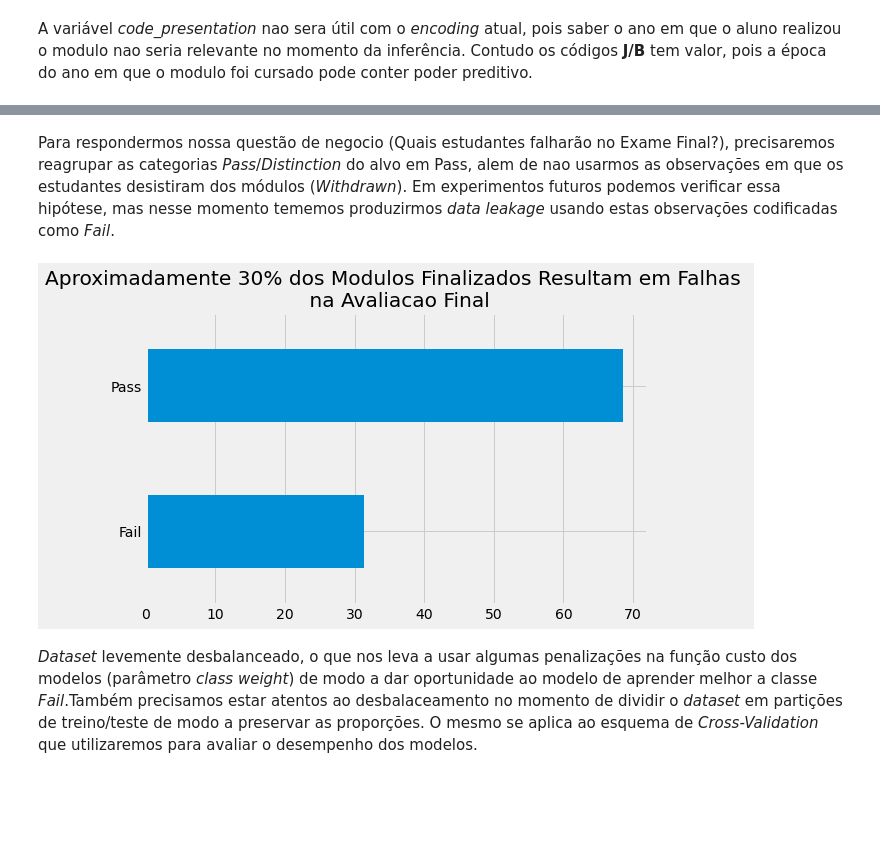
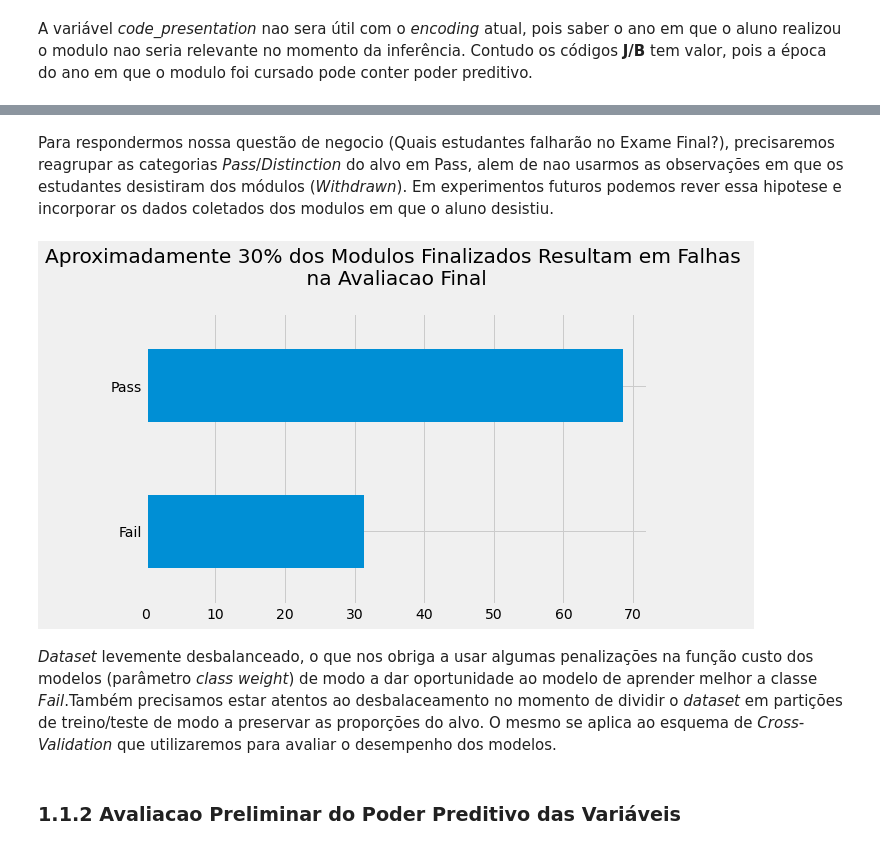
Before and after one commit to Schots/OULAD-Trybe, a Jupyter notebook: Trybe-Oulad-Experimentos.ipynb, the cells around one changed output, grey strips where cells are left out. Saved outputs shown, nothing was run; the diff lists cells and outputs as text; code cells hidden in the pictures; blank space fills up the shorter version.

```diff
--- a/Trybe-Oulad-Experimentos.ipynb
+++ b/Trybe-Oulad-Experimentos.ipynb
@@ -80,5 +47,5 @@ Responder a essa pergunta com antecedência pode ajudar alguns estudantes a desv
 # %%
-info = pd.read_csv(Path("..",studentInfo),low_memory=False) # arquivo encontra-se uma pasta acima ../
+info = pd.read_csv(Path(input_folder,studentInfo),low_memory=False)
 # %%
 f'Info Dataset Contem {info.shape[0]} linhas e {info.shape[1]} colunas'
 # %% [output]
@@ -195,9 +165,10 @@ A variável *code_presentation* nao sera útil com o *encoding* atual, pois sabe
 info_clean = (info
  .assign(module_code = lambda df_:df_['code_presentation']
          .str
-         .split('([A-Z])',expand = True)[1]))
+         .split('([A-Z])',expand = True)[1])
+             )
 
-assert list(info_clean['module_code'].unique()) == ['J', 'B'] # unit test
+assert list(info_clean['module_code'].unique()) == ['J', 'B']
 # %%
 info_clean['module_code'].sample(5)
 # %% [output]
@@ -209,22 +180,32 @@ info_clean['module_code'].sample(5)
 Name: module_code, dtype: object
 # %% [markdown]
-Para respondermos nossa questão de negocio (Quais estudantes falharão no Exame Final?), precisaremos reagrupar as categorias *Pass*/*Distinction* do alvo em Pass, alem de nao usarmos as observações em que os estudantes desistiram dos módulos (*Withdrawn*). Em experimentos futuros podemos verificar essa hipótese, mas nesse momento tememos produzirmos *data leakage* usando estas observações codificadas como *Fail*.
+Para respondermos nossa questão de negocio (Quais estudantes falharão no Exame Final?), precisaremos reagrupar as categorias *Pass*/*Distinction* do alvo em Pass, alem de nao usarmos as observações em que os estudantes desistiram dos módulos (*Withdrawn*). Em experimentos futuros podemos rever essa hipotese e incorporar os dados coletados dos modulos em que o aluno desistiu.
-# %%
-# Eliminando os estudantes que desistiram dos modulos
-TARGET_MAP = {'Pass':'Pass','Fail':'Fail','Distinction':'Pass'}
-info_clean = (info_clean
-             .query("final_result != 'Withdrawn'")
-             .assign(final_result = lambda df_:df_['final_result'].map(TARGET_MAP)))
-
-assert list(info_clean['final_result'].unique()) == ['Pass', 'Fail']
+# %%
+# Primeira Tabela de Dados Feita :)
+feature_store = info_clean
+
+# Eliminadas as Observacoes em que o estudante desistiu e Alvo mapeado para (Pass/Fail)
+data_first_experiment = (
+                      feature_store
+                      .query("final_result != 'Withdrawn'")
+                      .pipe(get_target,target_name = 'final_result')
+                      .drop(['id_student','code_presentation'],axis = 1)
+                     )
+
+assert list(data_first_experiment['final_result'].unique()) == ['Pass', 'Fail']
 # %%
 # Distribuicao do Alvo
-ax = (info_clean['final_result']
- .value_counts(normalize = True,ascending = True)
- .mul(100)
- .plot(kind = 'barh'))
-_= ax.set_title("Aproximadamente 30% dos Modulos Finalizados Resultam em Falhas \n na Avaliacao Final")
+ax = (
+      data_first_experiment['final_result']
+     .value_counts(normalize = True,ascending = True)
+     .mul(100)
+     .plot(kind = 'barh')
+     )
+
+_= ax.set_title("Aproximadamente 30% dos Modulos Finalizados Resultam em Falhas \n na Avaliacao Final \n")
 # %% [output]
-[figure, old version]
+[figure, new version]
 # %% [markdown]
-*Dataset* levemente desbalanceado, o que nos leva a usar algumas penalizações na função custo dos modelos (parâmetro *class weight*) de modo a dar oportunidade ao modelo de aprender melhor a classe *Fail*.Também precisamos estar atentos ao desbalaceamento no momento de dividir o *dataset* em partições de treino/teste de modo a preservar as proporções. O mesmo se aplica ao esquema de *Cross-Validation* que utilizaremos para avaliar o desempenho dos modelos.
+*Dataset* levemente desbalanceado, o que nos obriga a usar algumas penalizações na função custo dos modelos (parâmetro *class weight*) de modo a dar oportunidade ao modelo de aprender melhor a classe *Fail*.Também precisamos estar atentos ao desbalaceamento no momento de dividir o *dataset* em partições de treino/teste de modo a preservar as proporções do alvo. O mesmo se aplica ao esquema de *Cross-Validation* que utilizaremos para avaliar o desempenho dos modelos.
+# %% [markdown]
+### 1.1.2 Avaliacao Preliminar do Poder Preditivo das Variáveis
```
Also changed, not shown: parts of 40 cells of this notebook.
